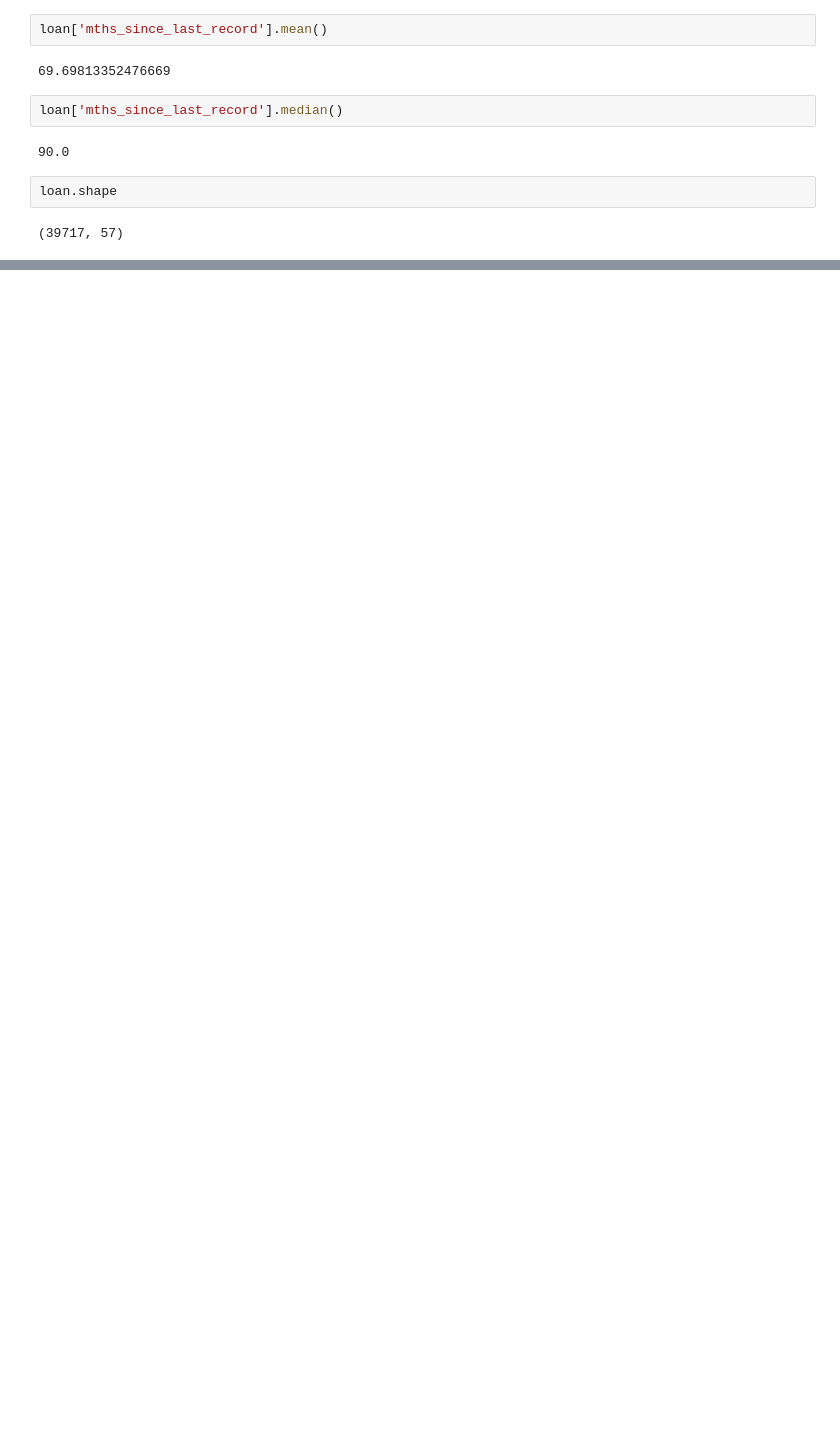
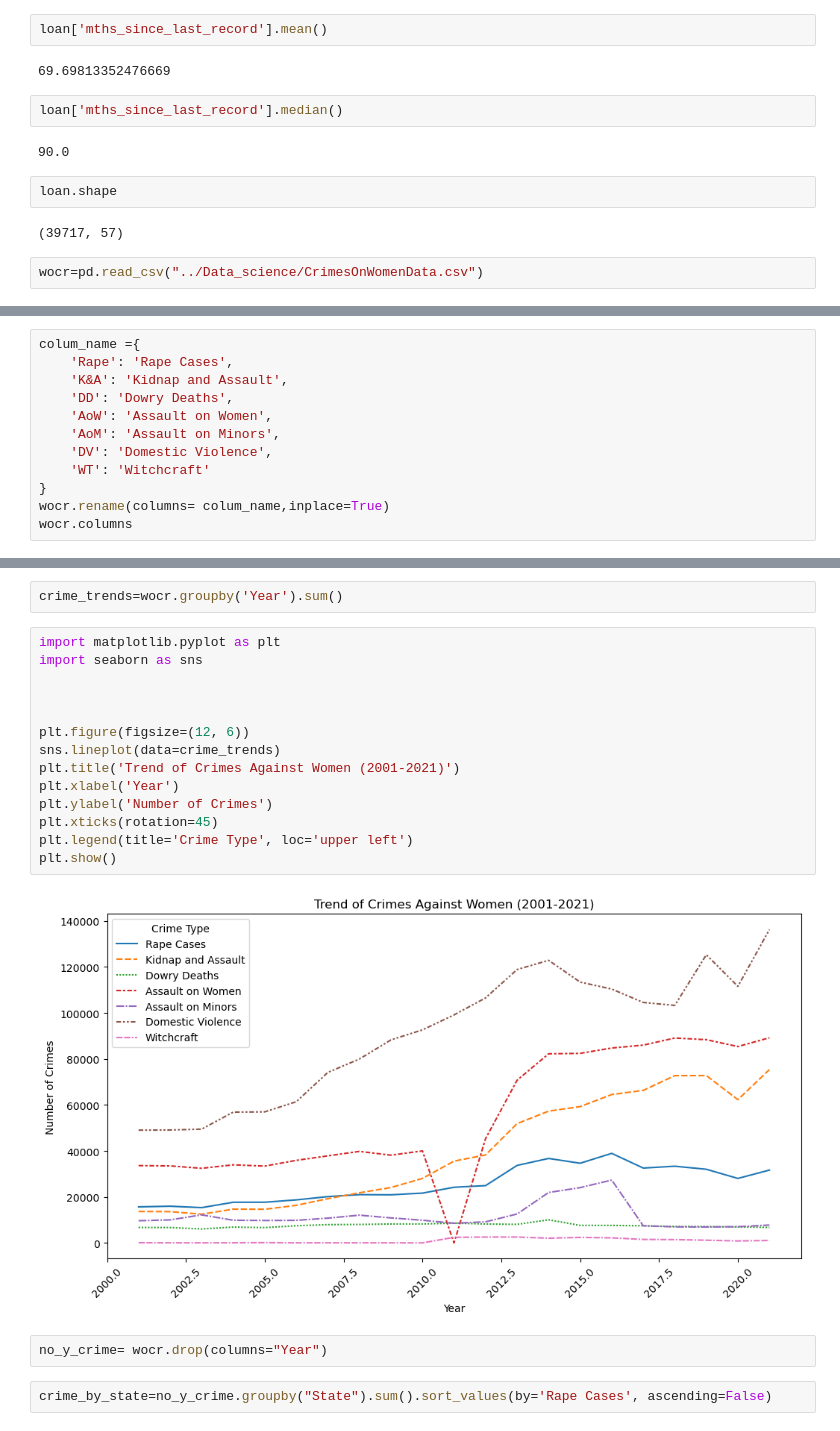
Before and after one commit to shivansh1325/Data_science, a Jupyter notebook: peactice.ipynb, the cells around one changed output, grey strips where cells are left out. Drawn from its saved outputs; the diff is of its cells as text; blank space fills up the shorter version.

```diff
--- a/peactice.ipynb
+++ b/peactice.ipynb
@@ -198,3 +198,5 @@ loan['mths_since_last_record'].median()
 loan.shape
 # %% [output]
 (39717, 57)
+# %%
+wocr=pd.read_csv("../Data_science/CrimesOnWomenData.csv")
@@ -200,0 +290,12 @@ loan.shape
+# %%
+colum_name ={
+    'Rape': 'Rape Cases',
+    'K&A': 'Kidnap and Assault',
+    'DD': 'Dowry Deaths',
+    'AoW': 'Assault on Women',
+    'AoM': 'Assault on Minors',
+    'DV': 'Domestic Violence',
+    'WT': 'Witchcraft'
+}
+wocr.rename(columns= colum_name,inplace=True)
+wocr.columns
@@ -200,0 +389,22 @@ loan.shape
+# %%
+crime_trends=wocr.groupby('Year').sum()
+# %%
+import matplotlib.pyplot as plt
+import seaborn as sns
+
+
+
+plt.figure(figsize=(12, 6))
+sns.lineplot(data=crime_trends)
+plt.title('Trend of Crimes Against Women (2001-2021)')
+plt.xlabel('Year')
+plt.ylabel('Number of Crimes')
+plt.xticks(rotation=45)
+plt.legend(title='Crime Type', loc='upper left')
+plt.show()
+# %% [output]
+[figure, added]
+# %%
+no_y_crime= wocr.drop(columns="Year")
+# %%
+crime_by_state=no_y_crime.groupby("State").sum().sort_values(by='Rape Cases', ascending=False)
```
Also changed, not shown: parts of 16 cells of this notebook, 4 other files.
